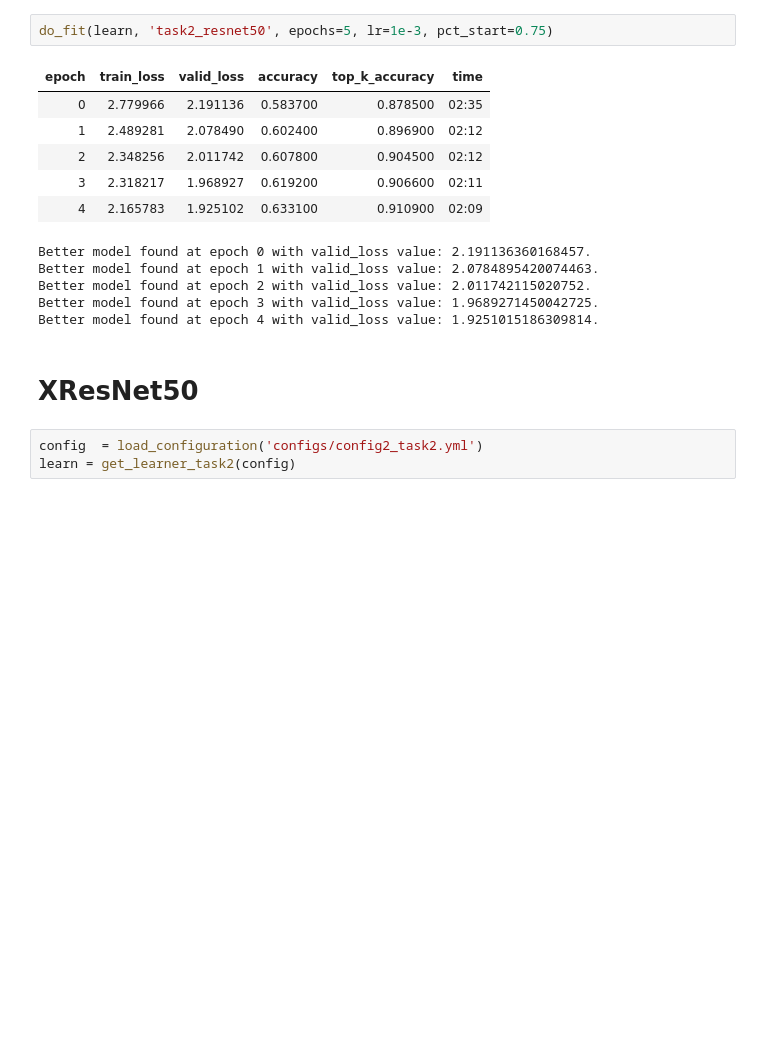
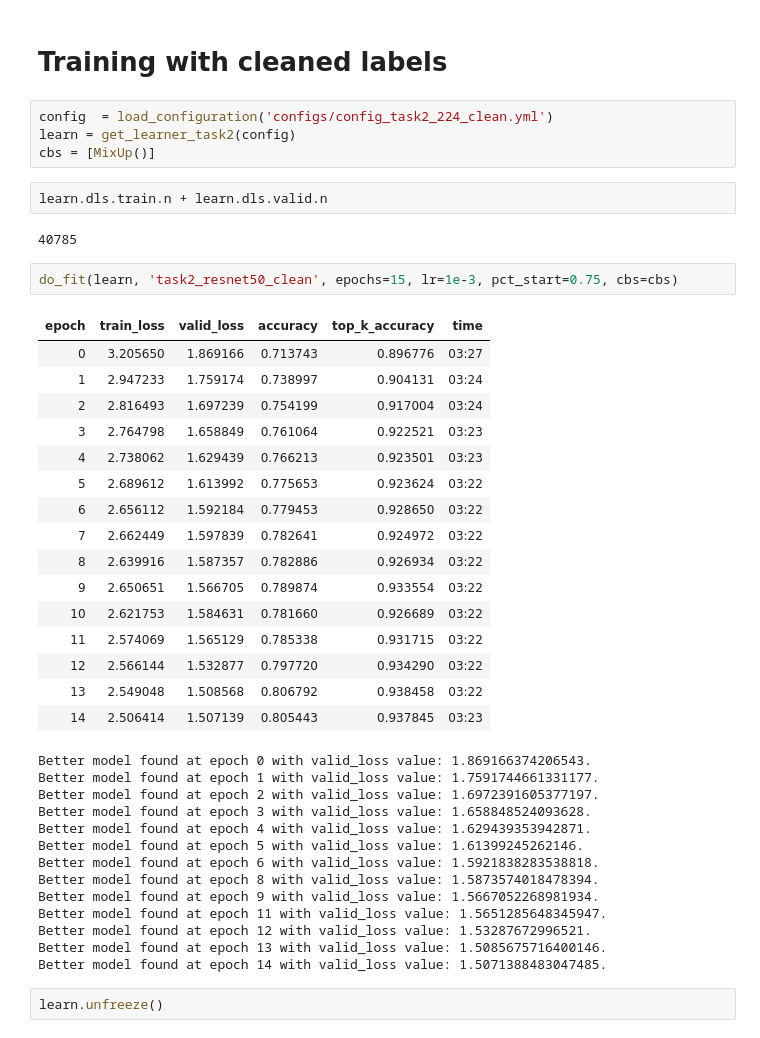
Before and after one commit to Andrei-d6/AAIT-HW2, a Jupyter notebook: Task2.ipynb, the cells around one changed output. Drawn from its saved outputs; the diff is of its cells as text; blank space fills up the shorter version.

Commit message:
Added initial solutions for Task 1 and Task 2

```diff
--- a/Task2.ipynb
+++ b/Task2.ipynb
@@ -16,19 +67,44 @@ learn = get_learner_task2(config)
+# %% [markdown]
+# Training with cleaned labels
+# %%
+config  = load_configuration('configs/config_task2_224_clean.yml')
+learn = get_learner_task2(config)
+cbs = [MixUp()]
+# %%
+learn.dls.train.n + learn.dls.valid.n
+# %% [output]
+40785
 # %%
-do_fit(learn, 'task2_resnet50', epochs=5, lr=1e-3, pct_start=0.75)
+do_fit(learn, 'task2_resnet50_clean', epochs=15, lr=1e-3, pct_start=0.75, cbs=cbs)
 # %% [output]
 | epoch | train_loss | valid_loss | accuracy | top_k_accuracy | time |
-| 0 | 2.779966 | 2.191136 | 0.583700 | 0.878500 | 02:35 |
-| 1 | 2.489281 | 2.078490 | 0.602400 | 0.896900 | 02:12 |
-| 2 | 2.348256 | 2.011742 | 0.607800 | 0.904500 | 02:12 |
-| 3 | 2.318217 | 1.968927 | 0.619200 | 0.906600 | 02:11 |
-| 4 | 2.165783 | 1.925102 | 0.633100 | 0.910900 | 02:09 |
+| 0 | 3.205650 | 1.869166 | 0.713743 | 0.896776 | 03:27 |
+| 1 | 2.947233 | 1.759174 | 0.738997 | 0.904131 | 03:24 |
+| 2 | 2.816493 | 1.697239 | 0.754199 | 0.917004 | 03:24 |
+| 3 | 2.764798 | 1.658849 | 0.761064 | 0.922521 | 03:23 |
+| 4 | 2.738062 | 1.629439 | 0.766213 | 0.923501 | 03:23 |
+| 5 | 2.689612 | 1.613992 | 0.775653 | 0.923624 | 03:22 |
+| 6 | 2.656112 | 1.592184 | 0.779453 | 0.928650 | 03:22 |
+| 7 | 2.662449 | 1.597839 | 0.782641 | 0.924972 | 03:22 |
+| 8 | 2.639916 | 1.587357 | 0.782886 | 0.926934 | 03:22 |
+| 9 | 2.650651 | 1.566705 | 0.789874 | 0.933554 | 03:22 |
+| 10 | 2.621753 | 1.584631 | 0.781660 | 0.926689 | 03:22 |
+| 11 | 2.574069 | 1.565129 | 0.785338 | 0.931715 | 03:22 |
+| 12 | 2.566144 | 1.532877 | 0.797720 | 0.934290 | 03:22 |
+| 13 | 2.549048 | 1.508568 | 0.806792 | 0.938458 | 03:22 |
+| 14 | 2.506414 | 1.507139 | 0.805443 | 0.937845 | 03:23 |
-Better model found at epoch 0 with valid_loss value: 2.191136360168457.
-Better model found at epoch 1 with valid_loss value: 2.0784895420074463.
-Better model found at epoch 2 with valid_loss value: 2.011742115020752.
-Better model found at epoch 3 with valid_loss value: 1.9689271450042725.
-Better model found at epoch 4 with valid_loss value: 1.9251015186309814.
+Better model found at epoch 0 with valid_loss value: 1.869166374206543.
+Better model found at epoch 1 with valid_loss value: 1.7591744661331177.
+Better model found at epoch 2 with valid_loss value: 1.6972391605377197.
+Better model found at epoch 3 with valid_loss value: 1.658848524093628.
+Better model found at epoch 4 with valid_loss value: 1.629439353942871.
+Better model found at epoch 5 with valid_loss value: 1.61399245262146.
+Better model found at epoch 6 with valid_loss value: 1.5921838283538818.
+Better model found at epoch 8 with valid_loss value: 1.5873574018478394.
+Better model found at epoch 9 with valid_loss value: 1.5667052268981934.
+Better model found at epoch 11 with valid_loss value: 1.5651285648345947.
+Better model found at epoch 12 with valid_loss value: 1.53287672996521.
+Better model found at epoch 13 with valid_loss value: 1.5085675716400146.
+Better model found at epoch 14 with valid_loss value: 1.5071388483047485.
-# %% [markdown]
-# XResNet50
-# %%
-config  = load_configuration('configs/config2_task2.yml')
-learn = get_learner_task2(config)
+# %%
+learn.unfreeze()
```
Also changed, not shown: parts of 11 cells of this notebook, 8 other files.
